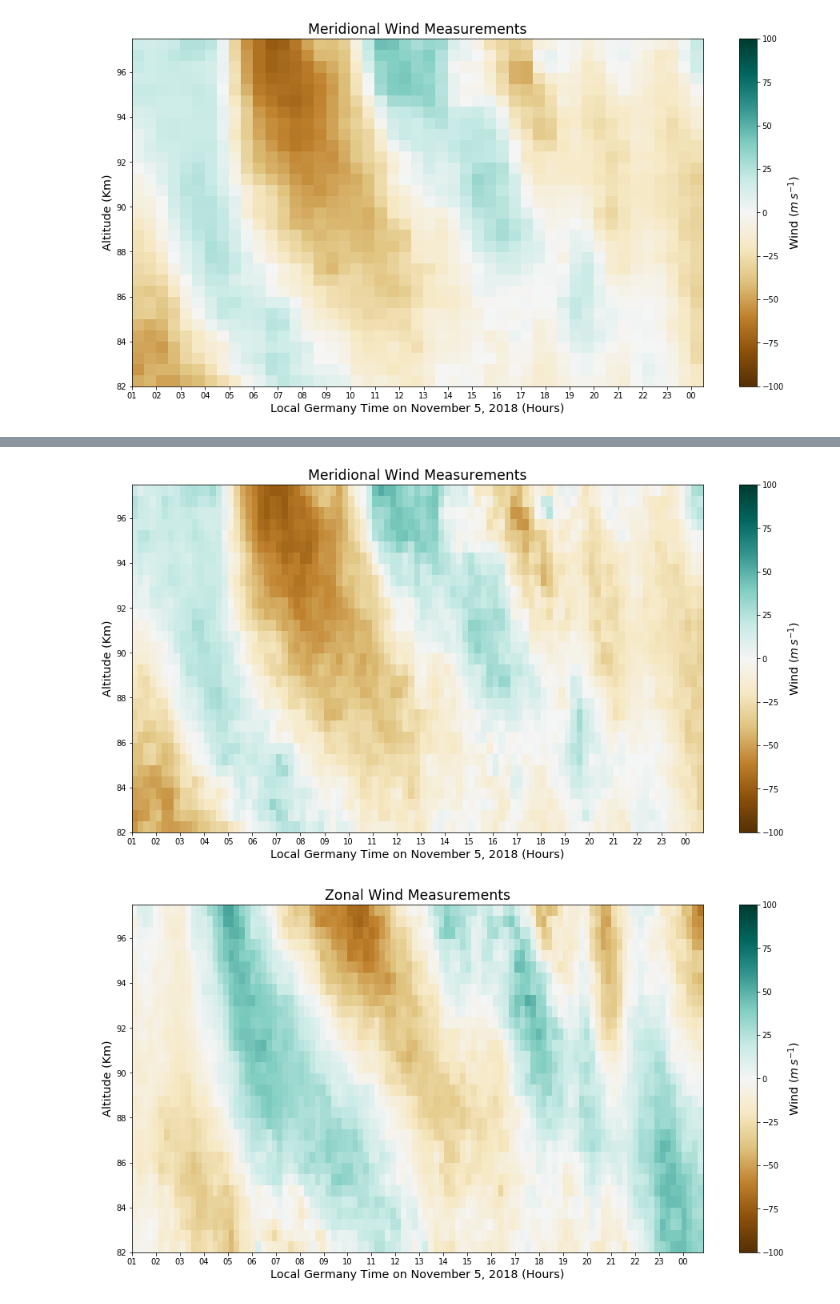
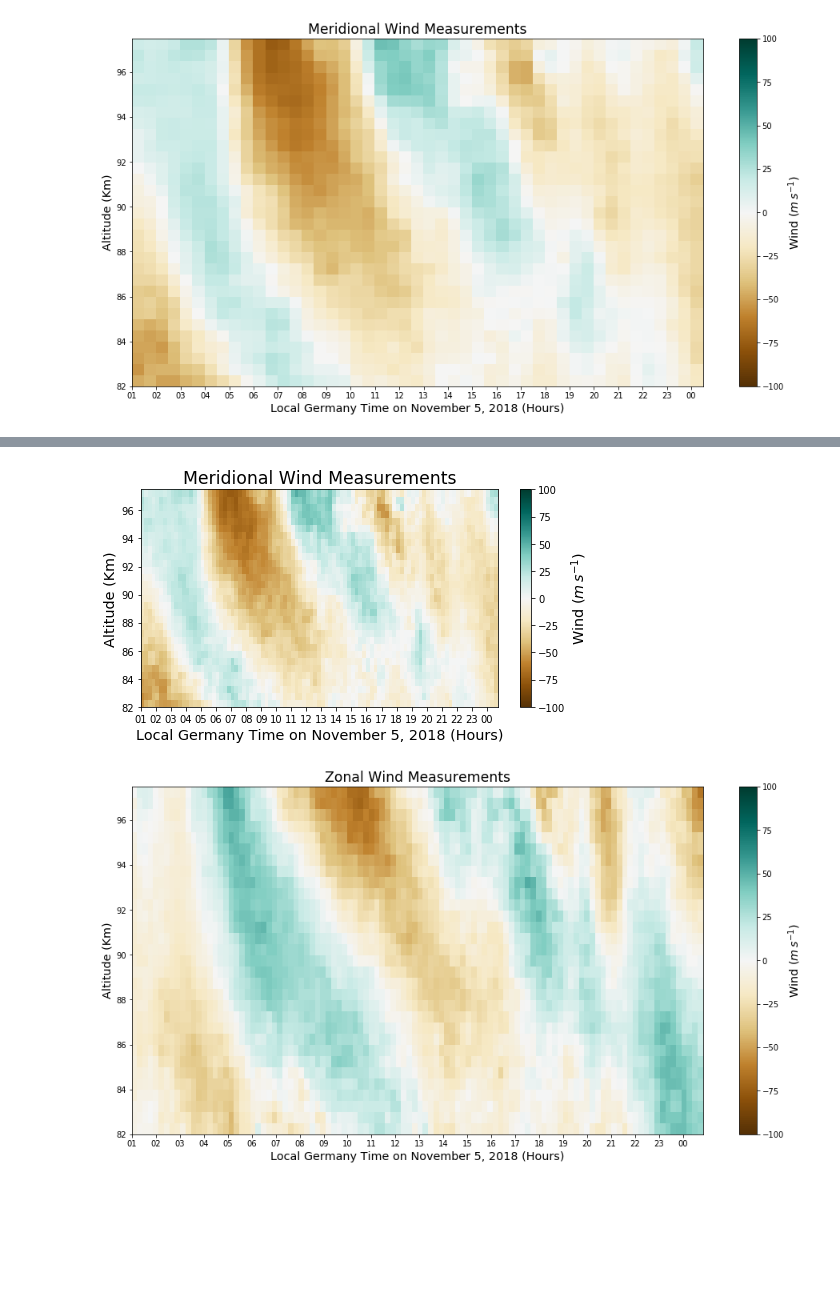
Before and after one commit to sjcarlso/REU-Project, a Jupyter notebook: HDF Data.ipynb, the cells around one changed output, grey strips where cells are left out. Saved outputs shown, nothing was run; the diff lists cells and outputs as text; code cells hidden in the pictures; blank space fills up the shorter version.

```diff
--- a/HDF Data.ipynb
+++ b/HDF Data.ipynb
@@ -445,29 +445,29 @@ plt.show()
 # %%
 %matplotlib inline
-fig, ax = plt.subplots(figsize=(16,8))
+fig, ax = plt.subplots(figsize=(8,4))
 
 cmap = cm.get_cmap('BrBG')
 
 cs = plt.pcolormesh(T, Z, v_mean, cmap = cmap, vmin = -100, vmax = 100)
 
 # We want hours to be plotted on the x-axis
 main_tick = mdates.HourLocator()
 main_fmt = mdates.DateFormatter('%H', tz=tz)
 
 plt.title('Meridional Wind Measurements', size = 'xx-large')
 plt.xlabel('Local Germany Time on November 5, 2018 (Hours)', size = 'x-large')
 plt.ylabel('Altitude (Km)', size = 'x-large')
 
 cb = plt.colorbar(cs, orientation = 'vertical')
 cb.set_label(r'Wind ($m\/s^{-1}$)', size = 'x-large')
 
 ax = plt.gca()
 ax.xaxis.set_major_locator(main_tick)
 ax.xaxis.set_major_formatter(main_fmt)
 
-plt.show()
+plt.savefig('Meridional_Wind.png', dpi=200, bbox_inches='tight', pad_inches=0.025)
 # %% [output]
-[figure, old version]
+[figure, new version]
 # %%
 t_step = 1800 * (9/20) # seconds
 t_window = 3600 * (9/20) # seconds
```
Also changed, not shown: parts of 2 cells of this notebook.
